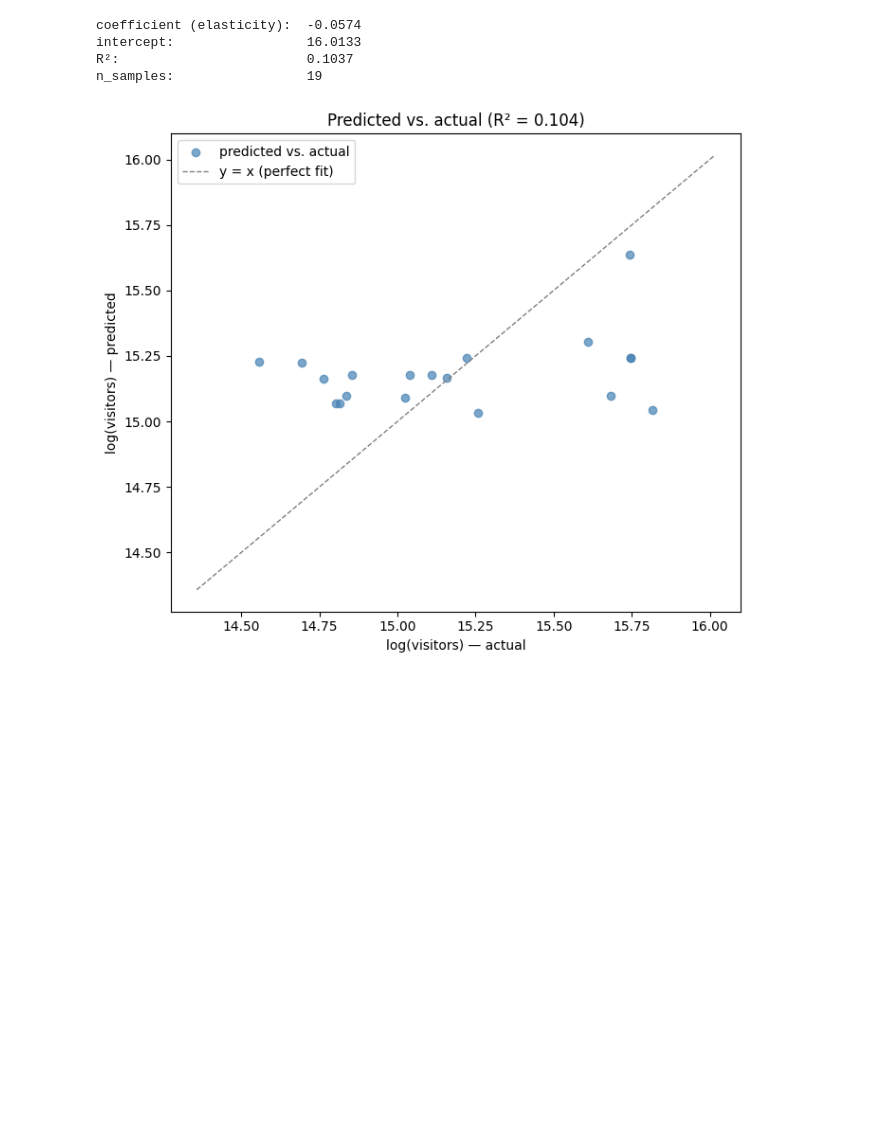
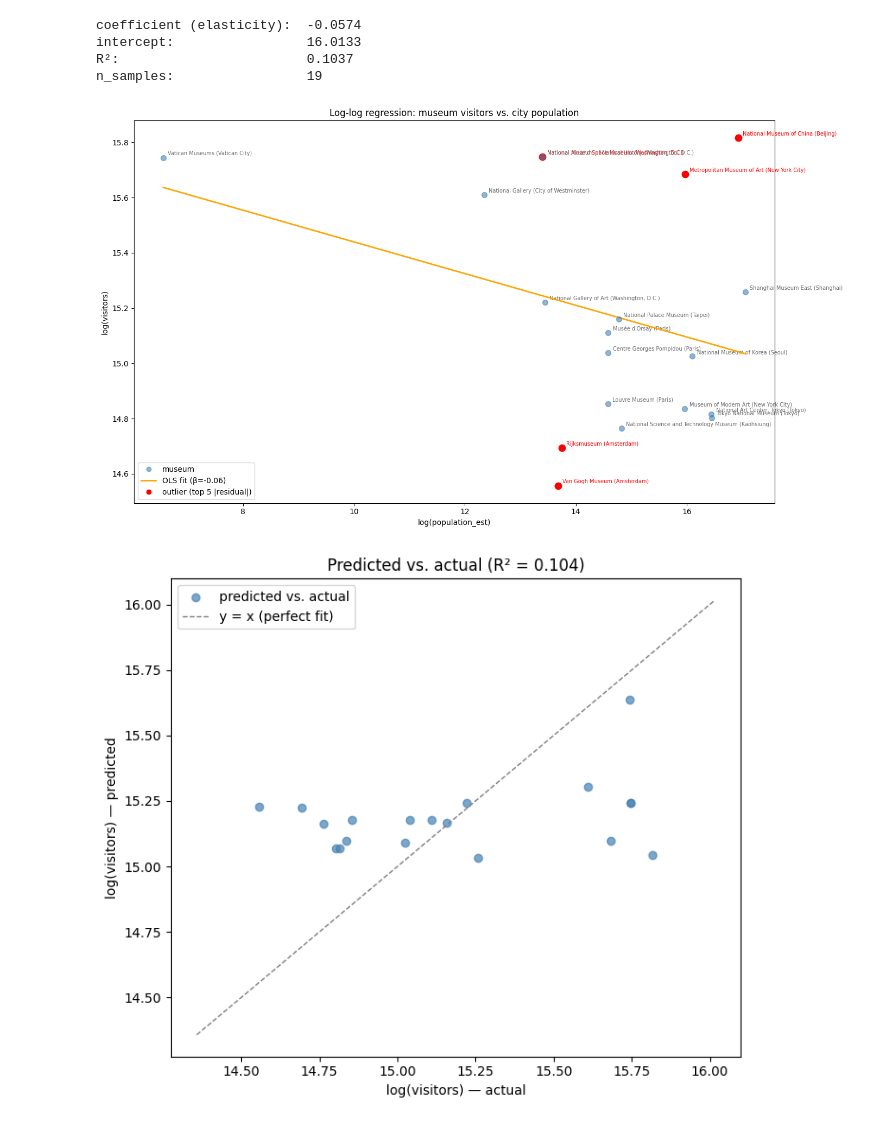
Before and after one commit to matt-grain/museum-analysis, a Jupyter notebook: notebook/regression_analysis.ipynb, the cells around one changed output. Drawn from its saved outputs; the diff is of its cells as text; code cells hidden in the pictures; blank space fills up the shorter version.

```diff
--- a/notebook/regression_analysis.ipynb
+++ b/notebook/regression_analysis.ipynb
@@ -255,43 +255,50 @@ n_samples:                 19
 # %%
 points = pd.DataFrame(reg["points"])
 
+# Highlight only the 5 worst-fit museums (largest |residual|) in red; all
+# other museums stay blue but are still labeled.
 points["abs_residual"] = points["residual"].abs()
-top5 = points.nlargest(5, "abs_residual")
-bottom5 = points.nsmallest(5, "abs_residual")
-outliers = pd.concat([top5, bottom5]).drop_duplicates()
+outlier_indices = set(points.nlargest(5, "abs_residual").index)
 
 coef = reg["coefficient"]
 intercept = reg["intercept"]
 x_line = np.linspace(points["log_population_est"].min(), points["log_population_est"].max(), 100)
 y_line = coef * x_line + intercept
 
-fig, ax = plt.subplots(figsize=(12, 7))
-ax.scatter(
-    points["log_population_est"],
-    points["log_visitors"],
-    alpha=0.6,
-    color="steelblue",
-    label="museum",
-    zorder=3,
-)
+fig, ax = plt.subplots(figsize=(14, 8))
 ax.plot(x_line, y_line, color="orange", linewidth=2, label=f"OLS fit (β={coef:.2f})", zorder=4)
-for _, row in outliers.iterrows():
-    ax.scatter(row["log_population_est"], row["log_visitors"], color="red", s=80, zorder=5)
+
+for i, row in points.iterrows():
+    is_outlier = i in outlier_indices
+    color = "red" if is_outlier else "steelblue"
+    size = 80 if is_outlier else 50
+    alpha = 1.0 if is_outlier else 0.6
+    ax.scatter(row["log_population_est"], row["log_visitors"], color=color, s=size, alpha=alpha, zorder=5)
     label = f"{row['museum_name']} ({row['city_name']})"
     ax.annotate(
         label,
         (row["log_population_est"], row["log_visitors"]),
-        fontsize=8,
-        xytext=(7, 4),
+        fontsize=7,
+        xytext=(6, 3),
         textcoords="offset points",
+        color="red" if is_outlier else "dimgray",
     )
+
+from matplotlib.lines import Line2D
+handles = [
+    Line2D([0], [0], marker="o", linestyle="", color="steelblue", label="museum", alpha=0.6),
+    Line2D([0], [0], color="orange", linewidth=2, label=f"OLS fit (β={coef:.2f})"),
+    Line2D([0], [0], marker="o", linestyle="", color="red", label="outlier (top 5 |residual|)"),
+]
+ax.legend(handles=handles, loc="lower left")
 
 ax.set_xlabel("log(population_est)")
 ax.set_ylabel("log(visitors)")
 ax.set_title("Log-log regression: museum visitors vs. city population")
-ax.legend()
 plt.tight_layout()
 plt.show()
+# %% [output]
+[figure, added]
 # %%
 fig, ax = plt.subplots(figsize=(7, 6))
 ax.scatter(
```
Also changed, not shown: parts of 3 cells of this notebook.
